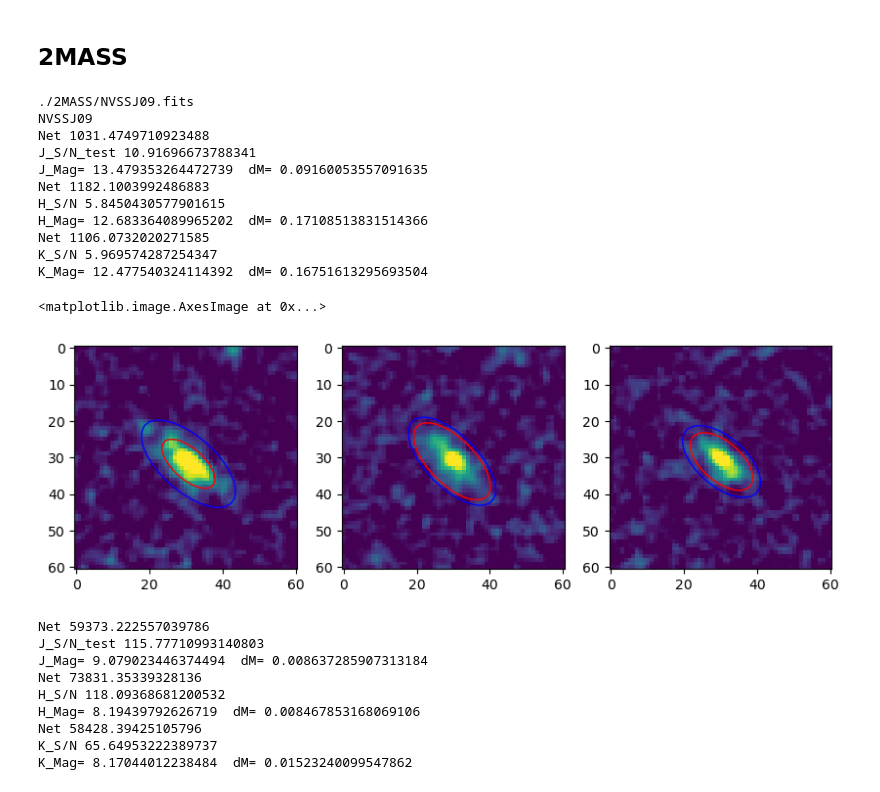
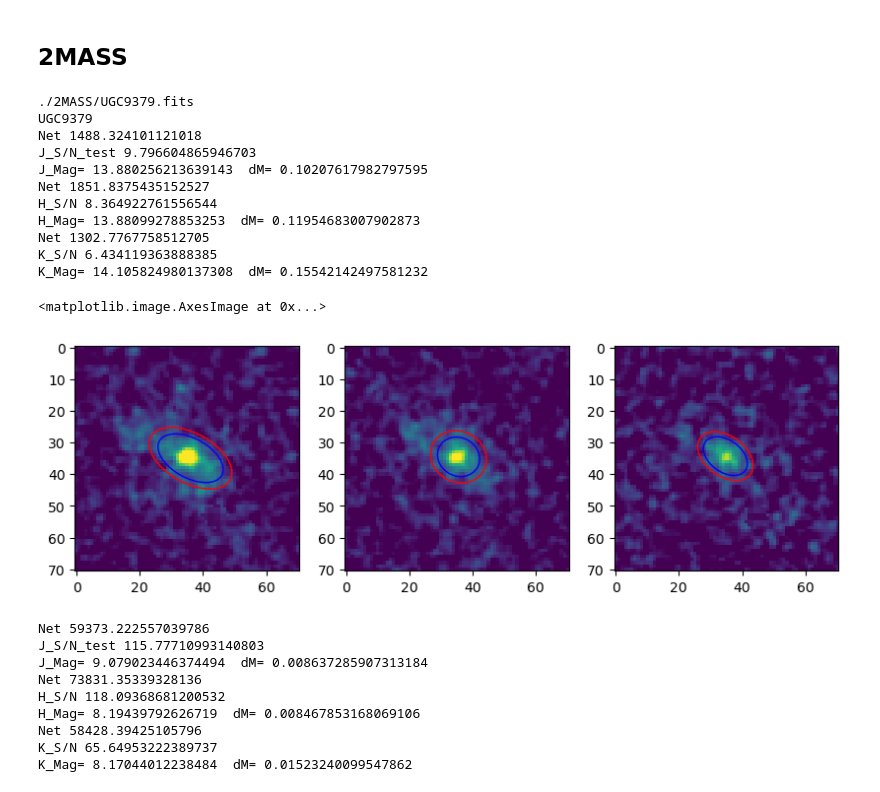
Before and after one commit to gregorycorcoran/Astro-Data, a Jupyter notebook: Archival_Photometry.ipynb, the cells around one changed output. Cells and saved outputs as stored; diff of their text form; code cells hidden in the pictures.

```diff
--- a/Archival_Photometry.ipynb
+++ b/Archival_Photometry.ipynb
@@ -262,9 +267,9 @@ fuv_Mag= 16.883185969056235  dM= 0.039078766881349716
 # %% [markdown]
 ## 2MASS ##
 # %%
-obj_ind=7
+obj_ind=8
 survey='2MASS'
-obs_thresh=2
+obs_thresh=4
 #Issue with NGC3016A have to increase object threshold, claims negative sum
 #For UGC9379 the higher threshold is also needed due to overestimation of galaxy size
 print(surveys[survey][obj_ind])
@@ -302,7 +307,7 @@ SN_gal=net/np.sqrt(float(hdr['JSKYVAL'])*aper.area+net+aper.area*float(hdr['JSKY
 SN_test=net/np.sqrt(net/60+4*aper.area*(2*1.7*J_bkg_rms)**2+(4*aper.area*0.024*J_bkg_rms))
 #print('J_S/N',SN_gal)
 print('J_S/N_test',SN_test)
-print('J_Mag=',-2.5*np.log10(float(net))+float(hdr['JMAGZP']),' dM=',1/SN_test)
+print('J_Mag=',-2.5*np.log10(float(net))+float(hdr['JMAGZP'])+0.91,' dM=',1/SN_test)
 e_app = Ellipse(xy=(x, y),
                 width=2.5*kronrad*a,
                 height=2.5*kronrad*b,
@@ -334,7 +339,7 @@ print('Net',net)
 #SN_gal=net/np.sqrt(float(hdr['HSKYVAL'])*aper.area+net+aper.area*float(hdr['HSKYSIG'])**2)
 SN_test=net/np.sqrt(net/60+4*aper.area*(2*1.7*H_bkg_rms)**2+(4*aper.area*0.024*H_bkg_rms))
 print('H_S/N',SN_test)
-print('H_Mag=',-2.5*np.log10(float(net))+float(hdr['HMAGZP']),' dM=',1/SN_test)
+print('H_Mag=',-2.5*np.log10(float(net))+float(hdr['HMAGZP'])+1.39,' dM=',1/SN_test)
 e_app = Ellipse(xy=(x, y),
                 width=2.5*kronrad*a,
                 height=2.5*kronrad*b,
@@ -351,46 +356,46 @@ y=K_objects['y'][ind]
 a=K_objects['a'][ind]
 b=K_objects['b'][ind]
 theta=K_objects['theta'][ind]
 kronrad, krflag = sep.kron_radius(K_im, [x], [y], [a], [b], [theta], 6.0)
 aper=EllipticalAperture((x,y),2.5*kronrad[0]*a,2.5*kronrad[0]*b,theta)
 phot_table = aperture_photometry(K_im, aper)
 net=phot_table['aperture_sum'][0]
 print('Net',net)
 #SN_gal=net/np.sqrt(float(hdr['KSKYVAL'])*aper.area+net+aper.area*float(hdr['KSKYSIG'])**2)
 SN_test=net/np.sqrt(net/60+4*aper.area*(2*1.7*K_bkg_rms)**2+(4*aper.area*0.024*K_bkg_rms))
 print('K_S/N',SN_test)
-print('K_Mag=',-2.5*np.log10(float(net))+float(hdr['KMAGZP']),' dM=',1/SN_test)
+print('K_Mag=',-2.5*np.log10(float(net))+float(hdr['KMAGZP'])+1.85,' dM=',1/SN_test)
 e_app = Ellipse(xy=(x, y),
                 width=2.5*kronrad*a,
                 height=2.5*kronrad*b,
                 angle=theta*(180/np.pi))
 e_app.set_facecolor('none')
 e_app.set_edgecolor('red')
 e1 = Ellipse(xy=(x, y),
                 width=6*a,
                 height=6*b,
                 angle=theta * 180. / np.pi)
 e1.set_facecolor('none')
 e1.set_edgecolor('blue')
 ax3.add_artist(e1)
 ax3.add_artist(e_app)
 ax1.imshow(J_im,vmin=0,vmax=10*J_bkg_rms)
 ax2.imshow(H_im,vmin=0,vmax=10*H_bkg_rms)
 ax3.imshow(K_im,vmin=0,vmax=10*K_bkg_rms)
 # %% [output]
-./2MASS/NVSSJ09.fits
-NVSSJ09
-Net 1031.4749710923488
-J_S/N_test 10.91696673788341
-J_Mag= 13.479353264472739  dM= 0.09160053557091635
-Net 1182.1003992486883
-H_S/N 5.8450430577901615
-H_Mag= 12.683364089965202  dM= 0.17108513831514366
-Net 1106.0732020271585
-K_S/N 5.969574287254347
-K_Mag= 12.477540324114392  dM= 0.16751613295693504
+./2MASS/UGC9379.fits
+UGC9379
+Net 1488.324101121018
+J_S/N_test 9.796604865946703
+J_Mag= 13.880256213639143  dM= 0.10207617982797595
+Net 1851.8375435152527
+H_S/N 8.364922761556544
+H_Mag= 13.88099278853253  dM= 0.11954683007902873
+Net 1302.7767758512705
+K_S/N 6.434119363888385
+K_Mag= 14.105824980137308  dM= 0.15542142497581232
 <matplotlib.image.AxesImage at 0x...>
-[figure, old version]
+[figure, new version]
 # %%
 survey='2MASS'
 target='NGC3705'
```
Also changed, not shown: parts of 3 cells of this notebook, 3 other files.
